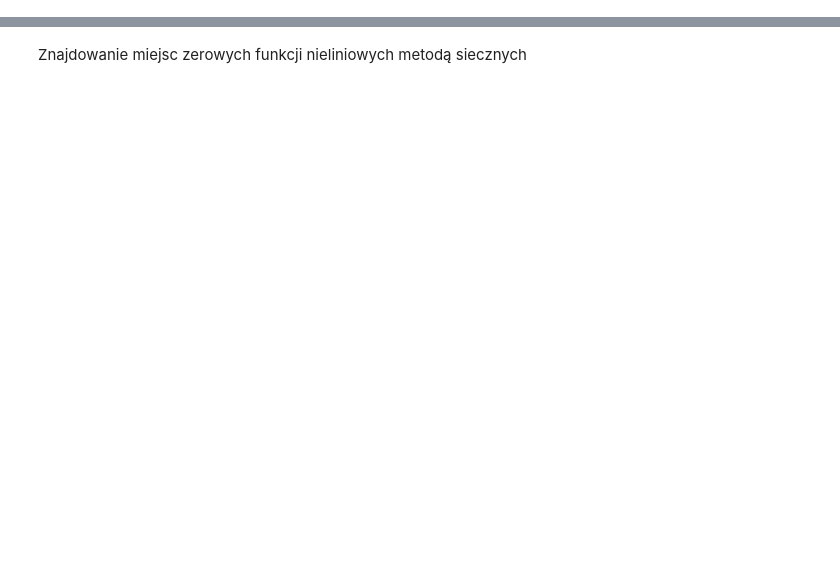
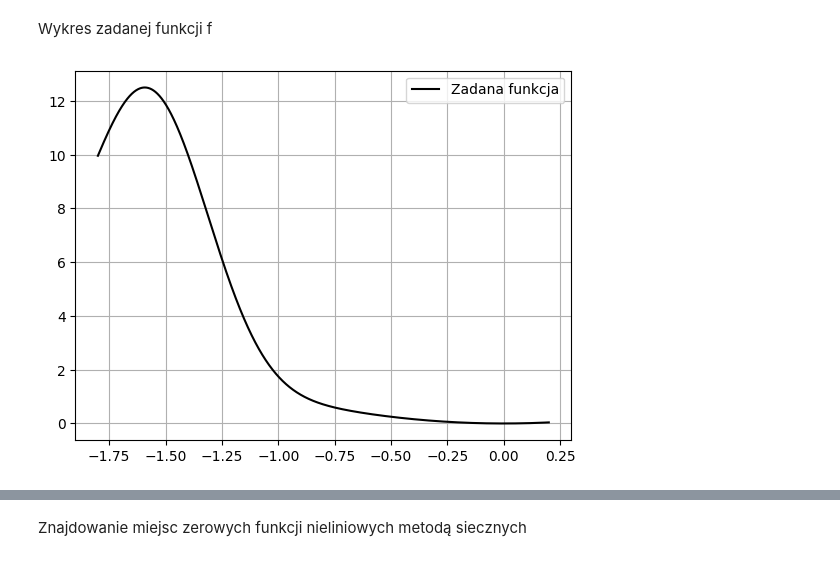
Before and after one commit to JakubFr4czek/MOwNiT, a Jupyter notebook: Lab5/lab5.ipynb, the cells around one changed output, grey strips where cells are left out. Drawn from its saved outputs; the diff is of its cells as text; code cells hidden in the pictures; blank space fills up the shorter version.

```diff
--- a/Lab5/lab5.ipynb
+++ b/Lab5/lab5.ipynb
@@ -8,0 +6,33 @@ def func1_derivative(x):
+# %%
+class Function:
+
+    def __init__(self):
+
+        self.left = -1.8
+        self.right = 0.2
+
+    def __call__(self, x):
+        return x ** 2 - 10 * (sin(x) ** 15)
+
+    def derivative(self, x):
+        return 2 * x - 150 * cos(x) * (sin(x) ** 14)
+# %%
+f = Function()
+# %%
+def plot_function(func, range_a, range_b, title, color):
+
+    func_x = np.linspace(range_a, range_b, 10000)
+
+    func_y = list(map(func, func_x))
+
+    plt.plot(func_x, func_y, label = title, color = color)
+
+    plt.legend()
+    plt.grid(True)
+    plt.savefig("zadana_funkcja.png")
+# %% [markdown]
+Wykres zadanej funkcji f
+# %%
+plot_function(f, f.left, f.right, "Zadana funkcja", "black") # Może wyprowadzić poza przedział
+# %% [output]
+[figure, added]
```
Also changed, not shown: parts of 13 cells of this notebook, 1 other file.
